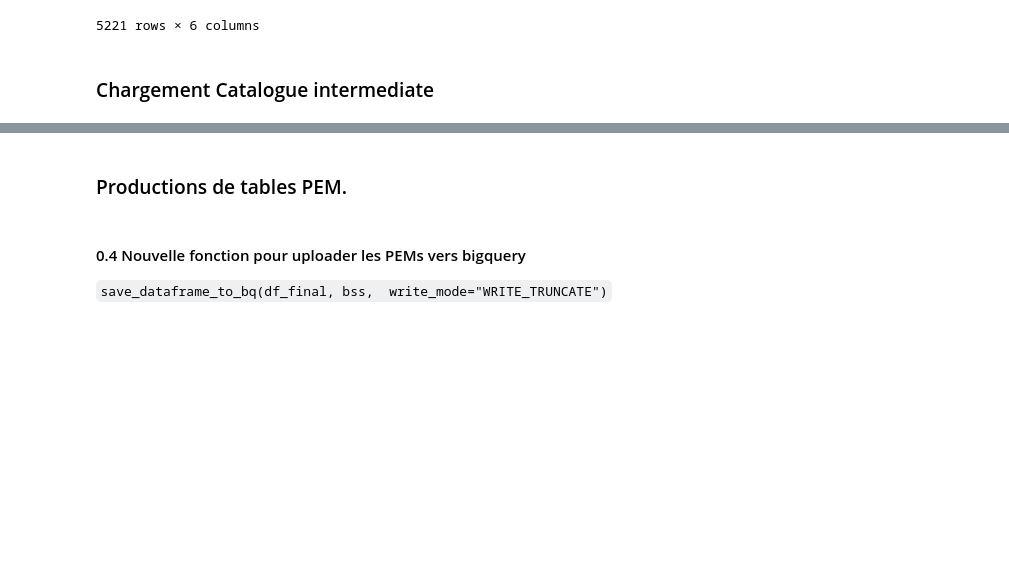
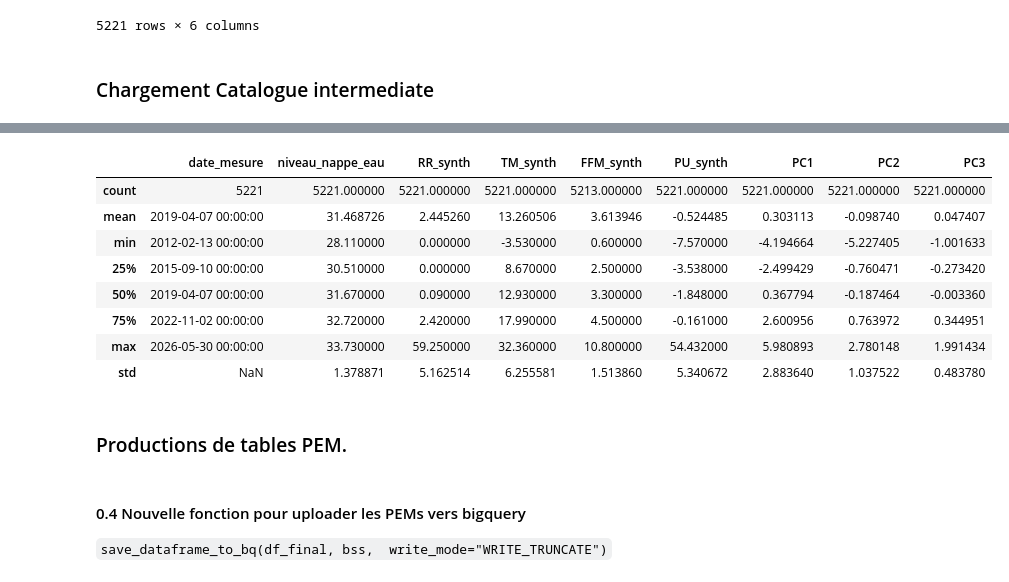
Before and after one commit to charourou/Projet_Hydrosense, a Jupyter notebook: notebooks/meteo_MRI.ipynb, the cells around one changed output, grey strips where cells are left out. Cells and saved outputs as stored; diff of their text form; code cells hidden in the pictures; blank space fills up the shorter version.

```diff
--- a/notebooks/meteo_MRI.ipynb
+++ b/notebooks/meteo_MRI.ipynb
@@ -226,3 +204,15 @@ Variance expliquée par les 3 axes : 93.3%
+# %%
+df_enrichi.describe()
+# %% [output]
+|  | date_mesure | niveau_nappe_eau | RR_synth | TM_synth | FFM_synth | PU_synth | PC1 | PC2 | PC3 |
+| count | 5221 | 5221.000000 | 5221.000000 | 5221.000000 | 5213.000000 | 5221.000000 | 5221.000000 | 5221.000000 | 5221.000000 |
+| mean | 2019-04-07 00:00:00 | 31.468726 | 2.445260 | 13.260506 | 3.613946 | -0.524485 | 0.303113 | -0.098740 | 0.047407 |
+| min | 2012-02-13 00:00:00 | 28.110000 | 0.000000 | -3.530000 | 0.600000 | -7.570000 | -4.194664 | -5.227405 | -1.001633 |
+| 25% | 2015-09-10 00:00:00 | 30.510000 | 0.000000 | 8.670000 | 2.500000 | -3.538000 | -2.499429 | -0.760471 | -0.273420 |
+| 50% | 2019-04-07 00:00:00 | 31.670000 | 0.090000 | 12.930000 | 3.300000 | -1.848000 | 0.367794 | -0.187464 | -0.003360 |
+| 75% | 2022-11-02 00:00:00 | 32.720000 | 2.420000 | 17.990000 | 4.500000 | -0.161000 | 2.600956 | 0.763972 | 0.344951 |
+| max | 2026-05-30 00:00:00 | 33.730000 | 59.250000 | 32.360000 | 10.800000 | 54.432000 | 5.980893 | 2.780148 | 1.991434 |
+| std | NaN | 1.378871 | 5.162514 | 6.255581 | 1.513860 | 5.340672 | 2.883640 | 1.037522 | 0.483780 |
 # %% [markdown]
 ### Productions de tables PEM.
 # %%
```
Also changed, not shown: parts of 4 cells of this notebook, 1 other file.
